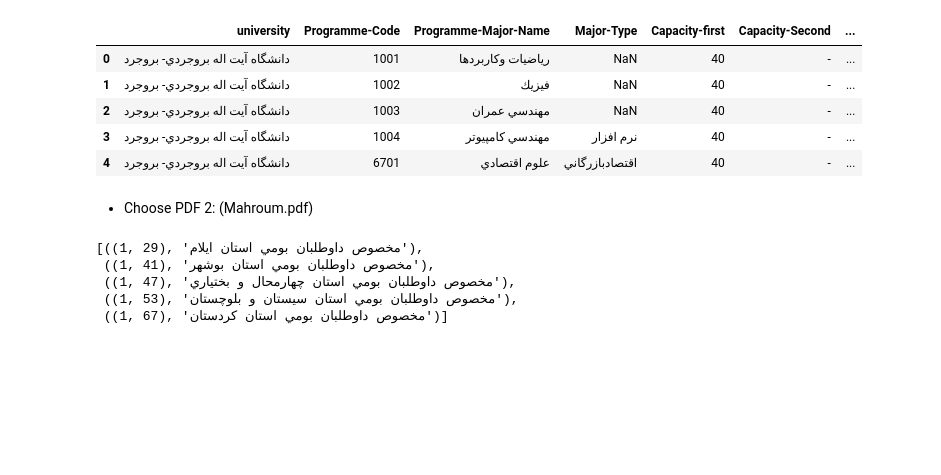
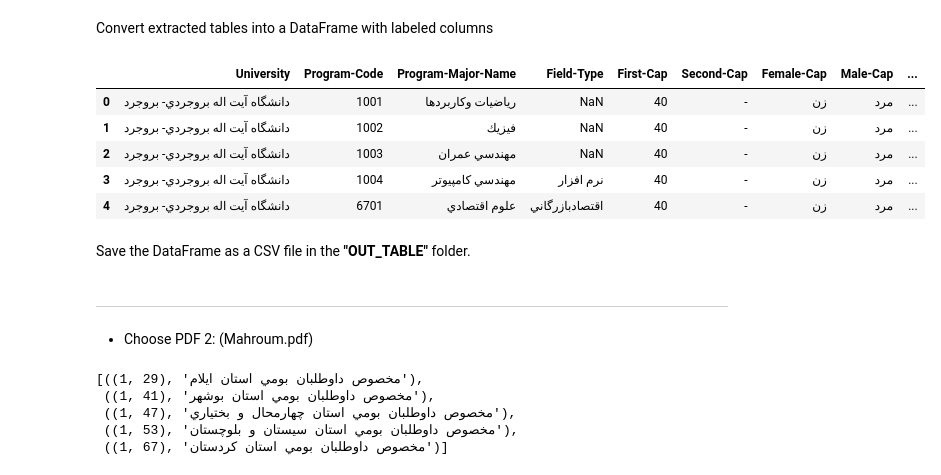
Before and after one commit to Mahan-Rezaeiii/Digitization-Document, a Jupyter notebook: 1.CODE/2.main.ipynb, the cells around one changed output. Drawn from its saved outputs; the diff is of its cells as text; code cells hidden in the pictures; blank space fills up the shorter version.

```diff
--- a/1.CODE/2.main.ipynb
+++ b/1.CODE/2.main.ipynb
@@ -27,24 +46,27 @@ The following image shows an example of how I detect a table header:
 # %%
-keywords = ["دانشگاه", "آموزشكده", "دانشكده", "مجتمع", "مركز", "ادامه"]
+os.chdir("../3.OUT_PDF")
+PDF1 = "1.Roozaneh.pdf"
 
-uni_headers = {}
+keywords1 = ["دانشگاه", "آموزشكده", "دانشكده", "مجتمع", "مركز", "ادامه"]
 
-for page in range(22,23):
-    content = tabula.read_pdf(pdf1, lattice = False, guess = False,
+uni_headers1 = {}
+
+for page in range(1,23):
+    content = tabula.read_pdf(PDF1, lattice = False, guess = False,
                                   pandas_options = {'header': None}, pages = str(page))[0]
 
     for idx, col in content.iterrows():
 
-        if page == 22 & idx < 36:
+        if page == 22 and idx >= 36:
             break
 
-        if any(str(cell).startswith(tuple(keywords)) for cell in col):
+        if any(str(cell).startswith(tuple(keywords1)) for cell in col):
             # print( "page:", page, "index:", idx, "university name:", col[0])
 
             uni_name = str(col[0])
-            uni_headers[(page, idx)] = uni_name
+            uni_headers1[(page, idx)] = uni_name
 
-uni_headers = list(uni_headers.items())
+uni_headers1 = list(uni_headers1.items())
 
-uni_headers[:5]
+uni_headers1[:4] # Test
 # %% [output]
@@ -59,17 +90,18 @@ This function returns the most recent matching university name for the provided
 # %%
 def find_university(page, idx, header_items):
     current_uni = None
+
     for (h_page, h_idx), h_name in header_items:
         if h_page < page:
+            continue
 
-            continue
         if h_page > page:
-
             break
 
-        if idx >= h_idx:
+        if idx > h_idx:
             current_uni = h_name
         else:
             break
+
     return current_uni
 # %% [markdown]
@@ -106,14 +172,18 @@ for page in range(1, 23):
+# %% [markdown]
+Convert extracted tables into a DataFrame with labeled columns
 # %%
-df = pd.DataFrame(page_list, columns = ['university', 'Programme-Code', 'Programme-Major-Name', 'Major-Type',
-                           'Capacity-first', 'Capacity-Second', 'Female-Cap', 'Male-Cap'])
+df1 = pd.DataFrame(page_list1, columns = ['University', 'Program-Code', 'Program-Major-Name', 'Field-Type',
+                           'First-Cap', 'Second-Cap', 'Female-Cap', 'Male-Cap', 'Description'])
 
-df.head(5)
+df1.head(5) # Test
 # %% [output]
-|  | university | Programme-Code | Programme-Major-Name | Major-Type | Capacity-first | Capacity-Second | ... |
-| 0 | دانشگاه آيت اله بروجردي- بروجرد | 1001 | رياضيات وكاربردها | NaN | 40 | - | ... |
-| 1 | دانشگاه آيت اله بروجردي- بروجرد | 1002 | فيزيك | NaN | 40 | - | ... |
-| 2 | دانشگاه آيت اله بروجردي- بروجرد | 1003 | مهندسي عمران | NaN | 40 | - | ... |
-| 3 | دانشگاه آيت اله بروجردي- بروجرد | 1004 | مهندسي كامپيوتر | نرم افزار | 40 | - | ... |
-| 4 | دانشگاه آيت اله بروجردي- بروجرد | 6701 | علوم اقتصادي | اقتصادبازرگاني | 40 | - | ... |
+|  | University | Program-Code | Program-Major-Name | Field-Type | First-Cap | Second-Cap | Female-Cap | Male-Cap | ... |
+| 0 | دانشگاه آيت اله بروجردي- بروجرد | 1001 | رياضيات وكاربردها | NaN | 40 | - | زن | مرد | ... |
+| 1 | دانشگاه آيت اله بروجردي- بروجرد | 1002 | فيزيك | NaN | 40 | - | زن | مرد | ... |
+| 2 | دانشگاه آيت اله بروجردي- بروجرد | 1003 | مهندسي عمران | NaN | 40 | - | زن | مرد | ... |
+| 3 | دانشگاه آيت اله بروجردي- بروجرد | 1004 | مهندسي كامپيوتر | نرم افزار | 40 | - | زن | مرد | ... |
+| 4 | دانشگاه آيت اله بروجردي- بروجرد | 6701 | علوم اقتصادي | اقتصادبازرگاني | 40 | - | زن | مرد | ... |
+# %% [markdown]
+Save the DataFrame as a CSV file in the **"OUT_TABLE"** folder.
 # %%
 os.chdir("../4.OUT_TABLE")
@@ -121,3 +191,5 @@ df.to_csv("1.Roozaneh.csv", index = False, encoding = "utf-8-sig")
 # %% [markdown]
+---
+
 - Choose PDF 2: (Mahroum.pdf)
 # %%
```
Also changed, not shown: parts of 25 cells of this notebook, 5 other files.
